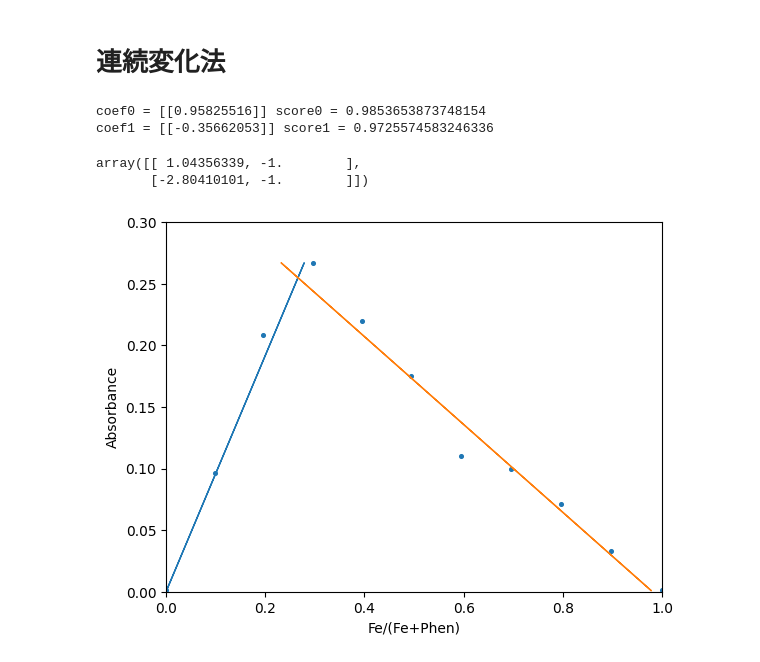
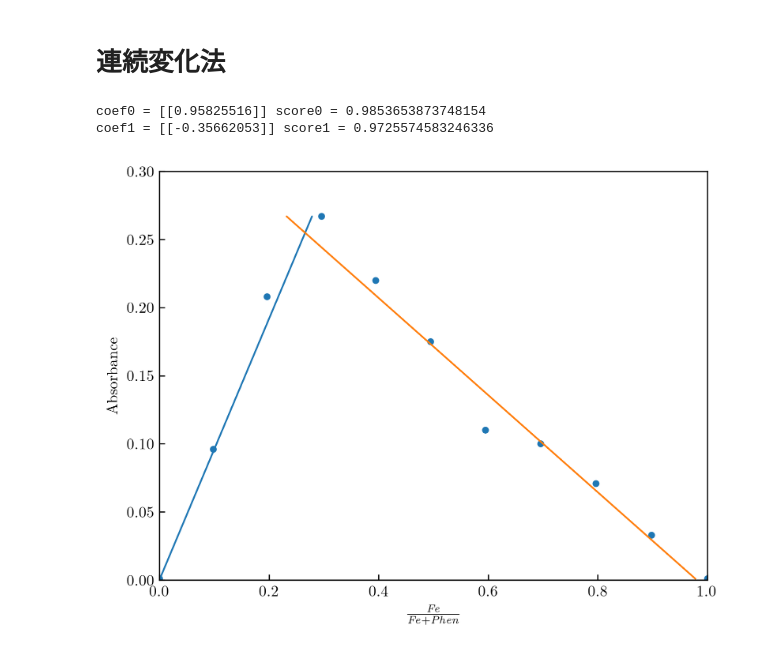
Before and after one commit to nami-minami/experimental-data, a Jupyter notebook: analytical/continuous/continuous.ipynb, the cells around one changed output. Drawn from its saved outputs; the diff is of its cells as text; code cells hidden in the pictures.

```diff
--- a/analytical/continuous/continuous.ipynb
+++ b/analytical/continuous/continuous.ipynb
@@ -4,6 +4,8 @@
 import numpy as np
 import matplotlib.pyplot as plt
 from sklearn import linear_model
+
+plt.rcParams["font.family"] = 'cm'
 
 conc = np.array([0,2,5,7,10]).reshape(-1,1) / 50e-3 * 4.384e-4 * 1e-3
 abs = np.array([0.004, 0.196, 0.482, 0.668, 0.960]).reshape(-1,1) - 0.004
@@ -11,11 +13,16 @@ abs = np.array([0.004, 0.196, 0.482, 0.668, 0.960]).reshape(-1,1) - 0.004
 model_calibration = linear_model.LinearRegression(fit_intercept=False).fit(abs, conc)
 conc_pred = model_calibration.predict(abs)
 
+plt.figure(dpi=300)
+
 plt.xlim(0, 1e-4)
 plt.ylim(0,1)
-plt.scatter(conc, abs, s=7)
+plt.scatter(conc, abs, s=12)
+plt.xlabel("Concentration [\\si{mol.L^{-1}}]")
+plt.ylabel("Absorbance")
 plt.plot(conc_pred, abs)
 print("coef =", model_calibration.coef_**-1, "\nscore =", model_calibration.score(abs, conc))
+plt.savefig("cal.pdf")
 # %% [output]
 coef = [[10881.12724766]]
 score = 0.9999634781477846
@@ -33,35 +40,36 @@ from numpy.linalg import solve
 
 conc_Fe = np.arange(11.0).reshape(-1,1) * 1e-3 * 4.936e-4 / 50e-3
 conc_Ph = np.arange(10,-1,-1).reshape(-1,1) * 1e-3 * 5e-4 * 1.0091  / 50e-3
 conc = conc_Fe/(conc_Fe+conc_Ph)
 abs = np.array([-0.003, 0.092, 0.204, 0.263, 0.216, 0.171, 0.106, 0.096, 0.067, 0.029, -0.003]).reshape(-1,1) - -0.004
 
 model0 = linear_model.LinearRegression(fit_intercept=False).fit(abs[:4], conc[:4])
 model1 = linear_model.LinearRegression().fit( abs[4:], conc[4:])
 conc_pred_0 = model0.predict(abs)
 conc_pred_1 = model1.predict(abs)
 
+plt.figure(dpi=300)
+
 plt.xlim(0,1)
 plt.ylim(0,0.3)
-plt.xlabel("Fe/(Fe+Phen)")
+plt.xlabel(r"$\frac{\mathit{Fe}}{\mathit{Fe}+\mathit{Phen}}$")
 plt.ylabel("Absorbance")
-plt.scatter(conc,abs, s=7)
+plt.scatter(conc,abs, s=12)
 plt.plot(conc_pred_0,abs, lw=1)
 plt.plot(conc_pred_1,abs, lw=1)
 print("coef0 =", model0.coef_**-1, "score0 =", model0.score(abs[:4], conc[:4]))
 print("coef1 =", model1.coef_**-1, "score1 =", model1.score(abs[4:], conc[4:]))
 
 left = np.array([model0.coef_, [[-1]], model1.coef_, [[-1]]]).reshape(2,2)
 # right = np.array([-model0.intercept_, -model1.intercept_])
 
 # intersection_x, intersection_y = solve(left, right)
 # print("intersection =",intersection_x,intersection_y)
 
 model0.intercept_
 left
+plt.savefig("con.pdf")
 # %% [output]
 coef0 = [[0.95825516]] score0 = 0.9853653873748154
 coef1 = [[-0.35662053]] score1 = 0.9725574583246336
-array([[ 1.04356339, -1.        ],
-       [-2.80410101, -1.        ]])
-[figure, old version]
+[figure, new version]
```
Also changed, not shown: parts of 2 cells of this notebook, 2 other files.
